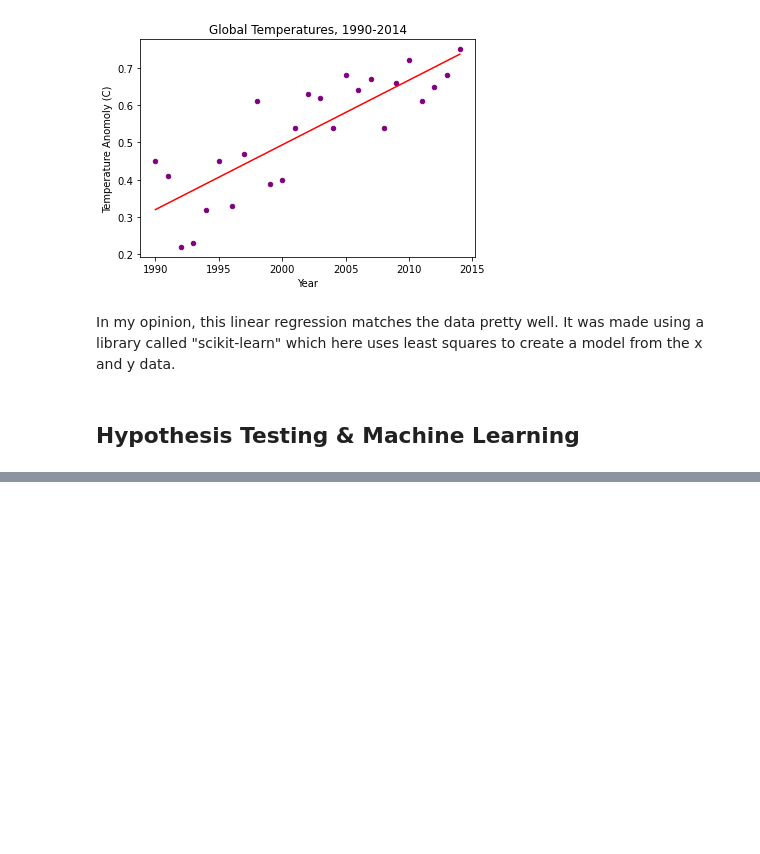
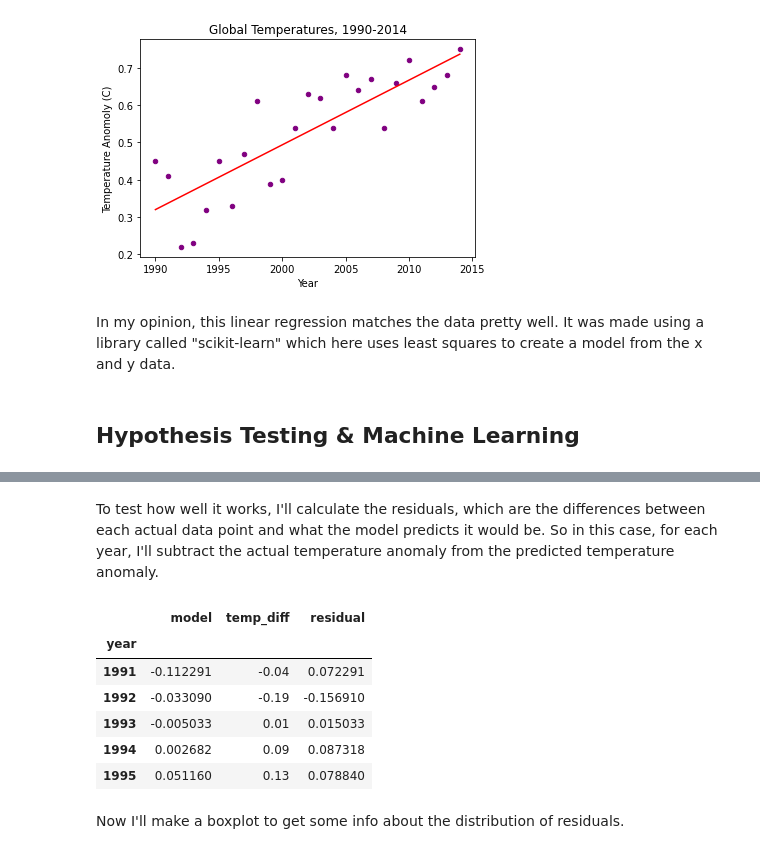
Before and after one commit to jpdevito/cmsc320, a Jupyter notebook: Tutorial.ipynb, the cells around one changed output, grey strips where cells are left out. Cells and saved outputs as stored; diff of their text form; code cells hidden in the pictures; blank space fills up the shorter version.

```diff
--- a/Tutorial.ipynb
+++ b/Tutorial.ipynb
@@ -354,0 +309,19 @@ model_df.reset_index().plot(x="year", y="model", kind="scatter");
+# %% [markdown]
+To test how well it works, I'll calculate the residuals, which are the differences between each actual data point and what the model predicts it would be. So in this case, for each year, I'll subtract the actual temperature anomaly from the predicted temperature anomaly.
+# %%
+reg_df = pd.DataFrame(reg.predict(X))
+model_df = reg_df.set_index(df.index.drop(1990)).join(y)
+model_df.columns = ["model", "temp_diff"]
+model_df["residual"] = model_df["temp_diff"] - model_df["model"]
+
+model_df.head()
+# %% [output]
+|  | model | temp_diff | residual |
+| year |  |  |  |
+| 1991 | -0.112291 | -0.04 | 0.072291 |
+| 1992 | -0.033090 | -0.19 | -0.156910 |
+| 1993 | -0.005033 | 0.01 | 0.015033 |
+| 1994 | 0.002682 | 0.09 | 0.087318 |
+| 1995 | 0.051160 | 0.13 | 0.078840 |
+# %% [markdown]
+Now I'll make a boxplot to get some info about the distribution of residuals.
```
Also changed, not shown: parts of 34 cells of this notebook.
